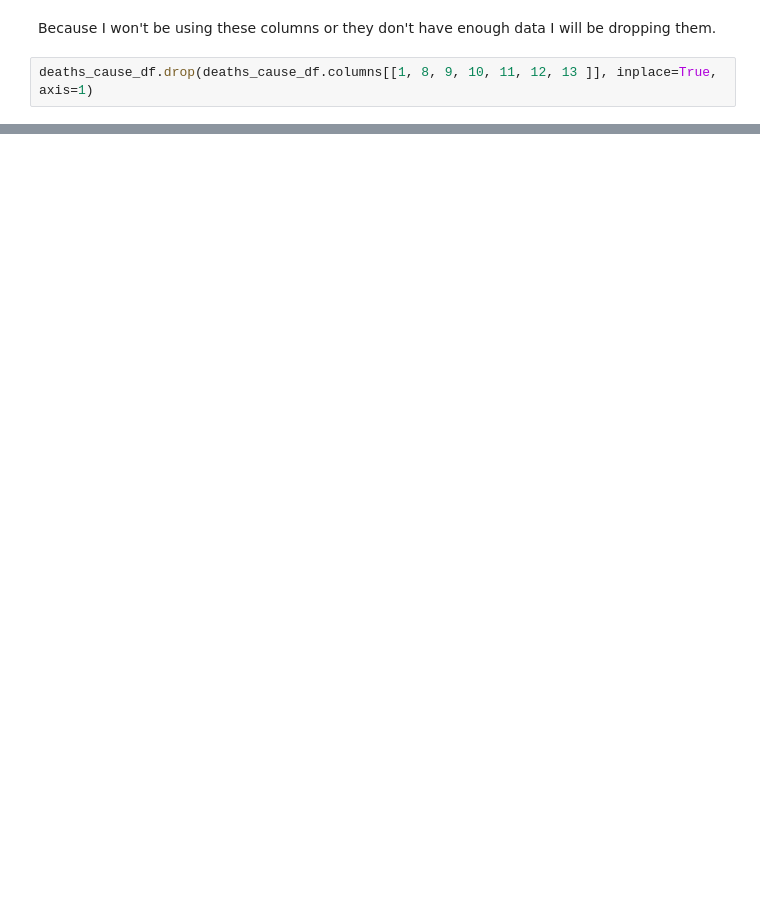
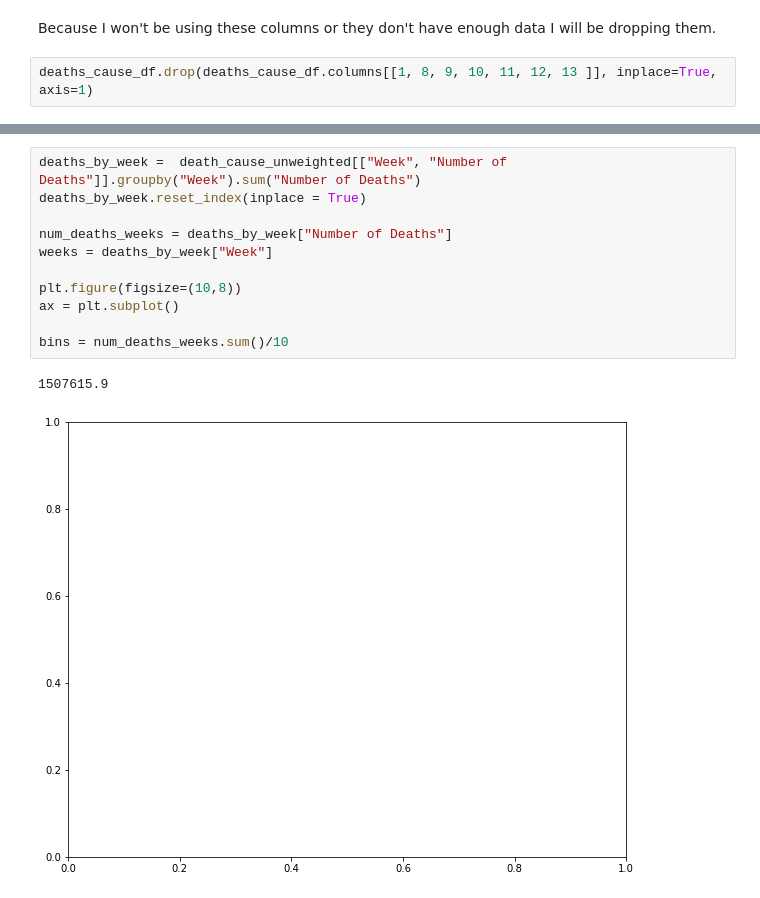
Before and after one commit to Luil0/Deaths_and_cause, a Jupyter notebook: death_causes_project/deaths_year_cause.ipynb, the cells around one changed output, grey strips where cells are left out. Drawn from its saved outputs; the diff is of its cells as text; blank space fills up the shorter version.

```diff
--- a/death_causes_project/deaths_year_cause.ipynb
+++ b/death_causes_project/deaths_year_cause.ipynb
@@ -116,0 +197,14 @@ dtype: object
+# %%
+deaths_by_week =  death_cause_unweighted[["Week", "Number of Deaths"]].groupby("Week").sum("Number of Deaths")
+deaths_by_week.reset_index(inplace = True)
+
+num_deaths_weeks = deaths_by_week["Number of Deaths"]
+weeks = deaths_by_week["Week"]
+
+plt.figure(figsize=(10,8))
+ax = plt.subplot()
+
+bins = num_deaths_weeks.sum()/10
+# %% [output]
+1507615.9
+[figure, added]
```
Also changed, not shown: parts of 9 cells of this notebook, 4 other files.
